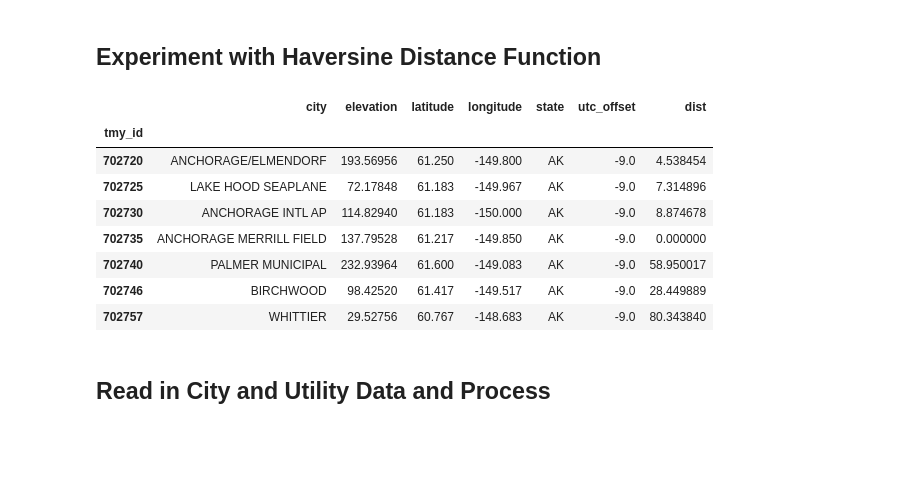
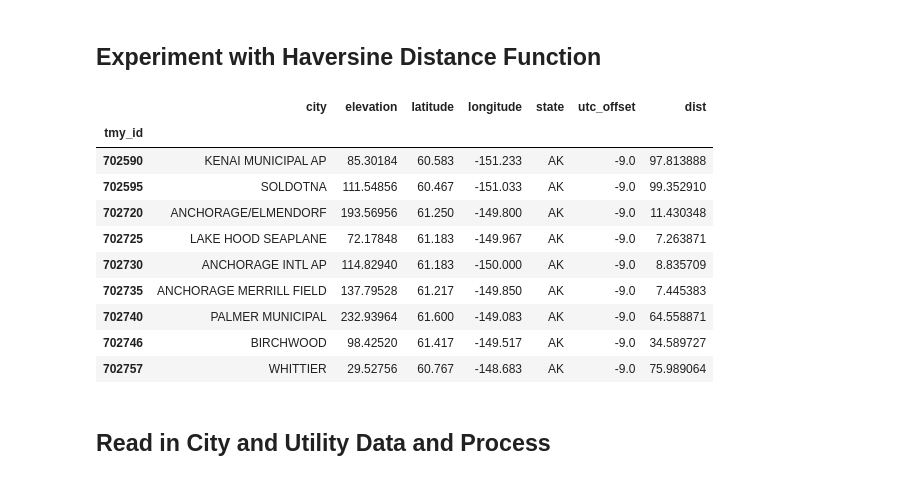
Before and after one commit to alanmitchell/heat-pump-calc, a Jupyter notebook: hp_calc_prep.ipynb, the cells around one changed output. Saved outputs shown, nothing was run; the diff lists cells and outputs as text; code cells hidden in the pictures; blank space fills up the shorter version.

```diff
--- a/hp_calc_prep.ipynb
+++ b/hp_calc_prep.ipynb
@@ -148,21 +148,23 @@ def haversine(lat1, lon1, lat2, lon2):
 # %%
 df_tmy_meta = pd.read_pickle('data/climate/tmy3_meta.pkl')
 # %%
-dists = haversine(61.217, -149.850, df_tmy_meta.latitude, df_tmy_meta.longitude)
+dists = haversine(61.15, -149.850, df_tmy_meta.latitude, df_tmy_meta.longitude)
 closest_site = dists.idxmin()
 df_dist = df_tmy_meta.copy()
 df_dist['dist'] = dists
 df_dist.query('dist < 100')
 # %% [output]
 |  | city | elevation | latitude | longitude | state | utc_offset | dist |
 | tmy_id |  |  |  |  |  |  |  |
-| 702720 | ANCHORAGE/ELMENDORF | 193.56956 | 61.250 | -149.800 | AK | -9.0 | 4.538454 |
-| 702725 | LAKE HOOD SEAPLANE | 72.17848 | 61.183 | -149.967 | AK | -9.0 | 7.314896 |
-| 702730 | ANCHORAGE INTL AP | 114.82940 | 61.183 | -150.000 | AK | -9.0 | 8.874678 |
-| 702735 | ANCHORAGE MERRILL FIELD | 137.79528 | 61.217 | -149.850 | AK | -9.0 | 0.000000 |
-| 702740 | PALMER MUNICIPAL | 232.93964 | 61.600 | -149.083 | AK | -9.0 | 58.950017 |
-| 702746 | BIRCHWOOD | 98.42520 | 61.417 | -149.517 | AK | -9.0 | 28.449889 |
-| 702757 | WHITTIER | 29.52756 | 60.767 | -148.683 | AK | -9.0 | 80.343840 |
+| 702590 | KENAI MUNICIPAL AP | 85.30184 | 60.583 | -151.233 | AK | -9.0 | 97.813888 |
+| 702595 | SOLDOTNA | 111.54856 | 60.467 | -151.033 | AK | -9.0 | 99.352910 |
+| 702720 | ANCHORAGE/ELMENDORF | 193.56956 | 61.250 | -149.800 | AK | -9.0 | 11.430348 |
+| 702725 | LAKE HOOD SEAPLANE | 72.17848 | 61.183 | -149.967 | AK | -9.0 | 7.263871 |
+| 702730 | ANCHORAGE INTL AP | 114.82940 | 61.183 | -150.000 | AK | -9.0 | 8.835709 |
+| 702735 | ANCHORAGE MERRILL FIELD | 137.79528 | 61.217 | -149.850 | AK | -9.0 | 7.445383 |
+| 702740 | PALMER MUNICIPAL | 232.93964 | 61.600 | -149.083 | AK | -9.0 | 64.558871 |
+| 702746 | BIRCHWOOD | 98.42520 | 61.417 | -149.517 | AK | -9.0 | 34.589727 |
+| 702757 | WHITTIER | 29.52756 | 60.767 | -148.683 | AK | -9.0 | 75.989064 |
 # %% [markdown]
 ## Read in City and Utility Data and Process
 # %%
```
